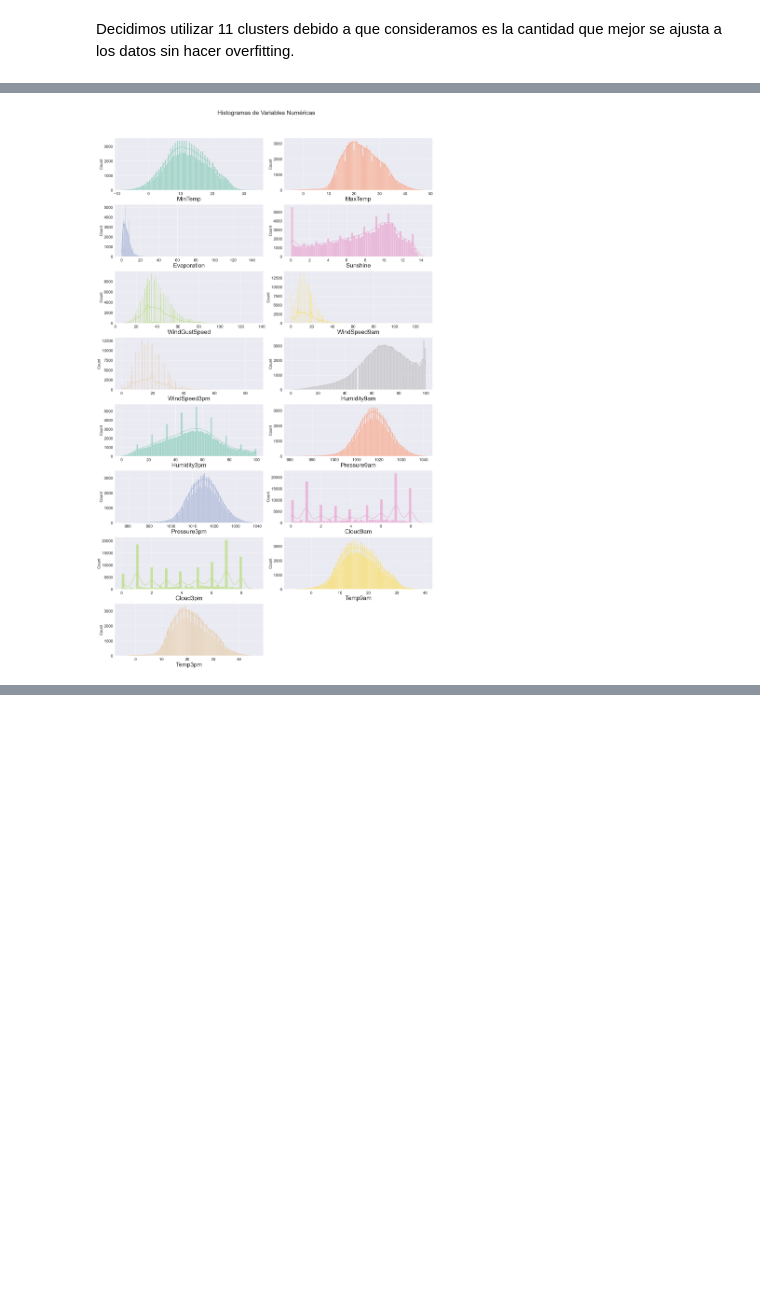
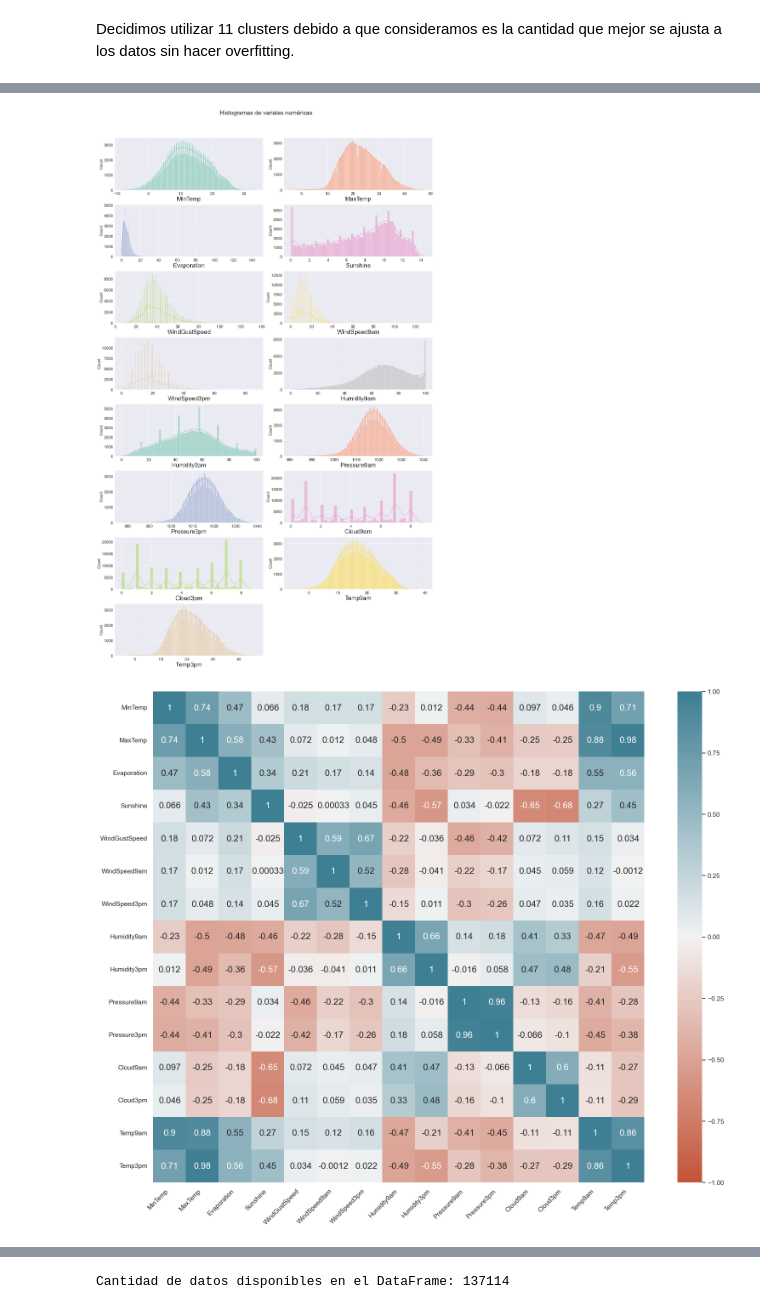
Before and after one commit to augustofarias2/tp_apat, a Jupyter notebook: practico.ipynb, the cells around one changed output, grey strips where cells are left out. Saved outputs shown, nothing was run; the diff lists cells and outputs as text; code cells hidden in the pictures; blank space fills up the shorter version.

```diff
--- a/practico.ipynb
+++ b/practico.ipynb
@@ -12,4 +17,5 @@ from mpl_toolkits.basemap import Basemap
 # %%
 df = pd.read_csv('files/weatherAUS.csv')
+df.drop(['Unnamed: 0'], axis=1, inplace=True)
 df
 # %% [output]
@@ -191,4 +197,3 @@ Dado que estamos hablando de variables climáticas y se puede considerar que est
 # %%
-numeric_columns = df.drop(['Unnamed: 0'],axis=1).select_dtypes(include=[float, int]).columns
-non_numeric_columns = df.drop(['Unnamed: 0'],axis=1).select_dtypes(include=[object]).columns
-non_numeric_columns
+numeric_columns = df.select_dtypes(include=[float, int]).columns
+non_numeric_columns = df.select_dtypes(include=[object]).columns
@@ -251,4 +252,6 @@ Podemos notar que el método fue efectivo, habiendo recuperado grandes cantidade
 # %%
 df_sin_nan = df.dropna()
-df_sin_nan.drop(['Unnamed: 0'],axis=1,inplace=True)
 df_sin_nan.to_csv('files/weatherAUS_sin_nan.csv', index=False)
+df=df_sin_nan.copy()
+df['Date'] = pd.to_datetime(df['Date'])
+df.info()
@@ -276,0 +261,21 @@ plot_temperature(city_dataframe('Albury'))
+# %%
+def remove_outliers(df, threshold=1.5):
+    cleaned_df = df.copy()
+    columns = df.drop(['Rainfall','RainToday','RainTomorrow','RainfallTomorrow'],axis=1).select_dtypes(include=[float, int])
+    for column in columns:
+        if column in df.columns:
+            # Calcular el rango intercuartílico (IQR)
+            Q1 = df[column].quantile(0.25)
+            Q3 = df[column].quantile(0.75)
+            IQR = Q3 - Q1
+
+            # Definir los límites para identificar valores atípicos
+            lower_limit = Q1 - threshold * IQR
+            upper_limit = Q3 + threshold * IQR
+
+            # Eliminar valores atípicos
+            cleaned_df = cleaned_df[(cleaned_df[column] >= lower_limit) & (cleaned_df[column] <= upper_limit)]
+
+    return cleaned_df
+
+df = remove_outliers(df)
@@ -331,4 +467,5 @@ plot_variables(city_dataframe('Albury'))
 # %%
-plot_variables(df)
+graficos(df)
 # %% [output]
-[figure, old version]
+[figure, new version]
+[figure, added]
@@ -334,0 +473 @@ plot_variables(df)
+Cantidad de datos disponibles en el DataFrame: 137114
```
Also changed, not shown: parts of 30 cells of this notebook, 7 other files.
